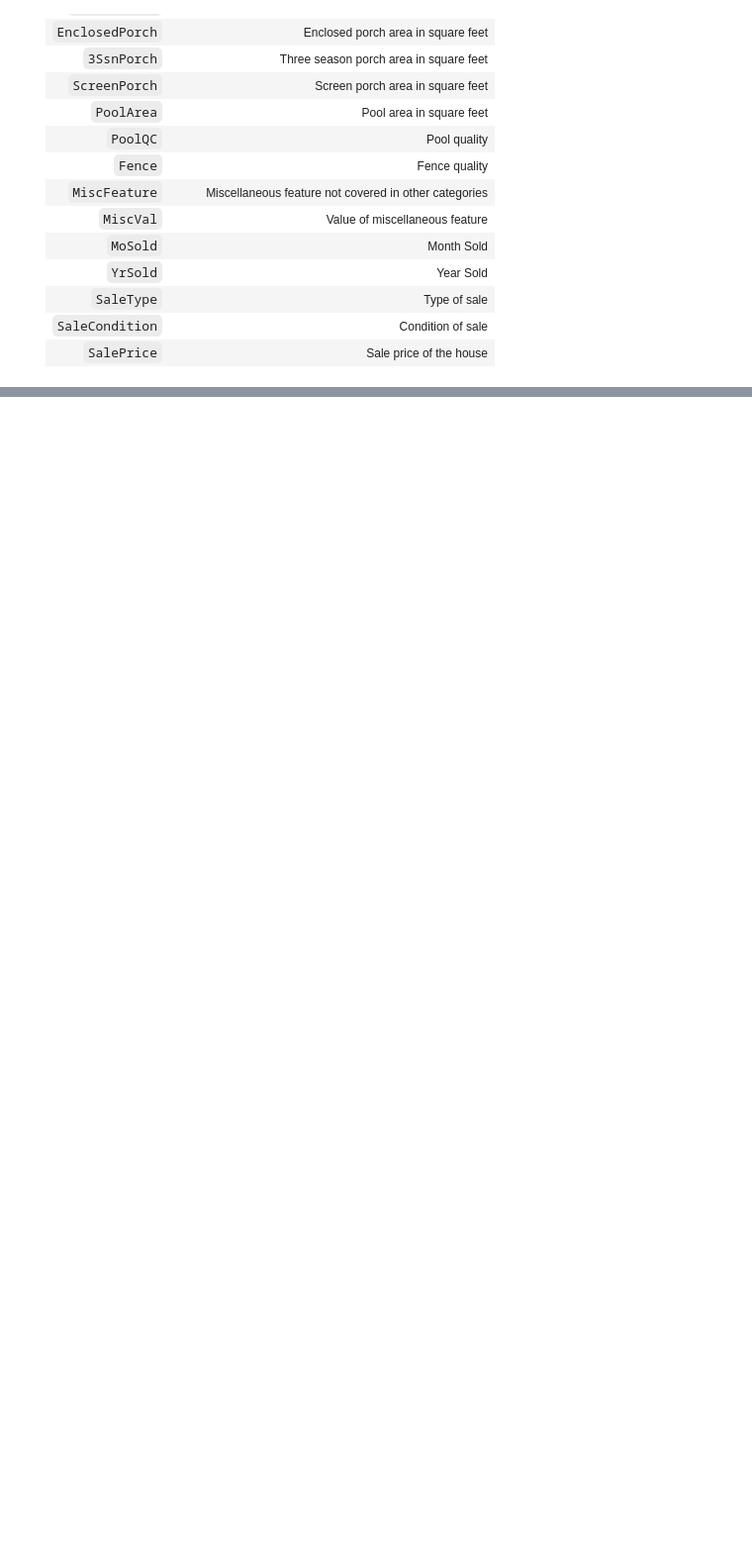
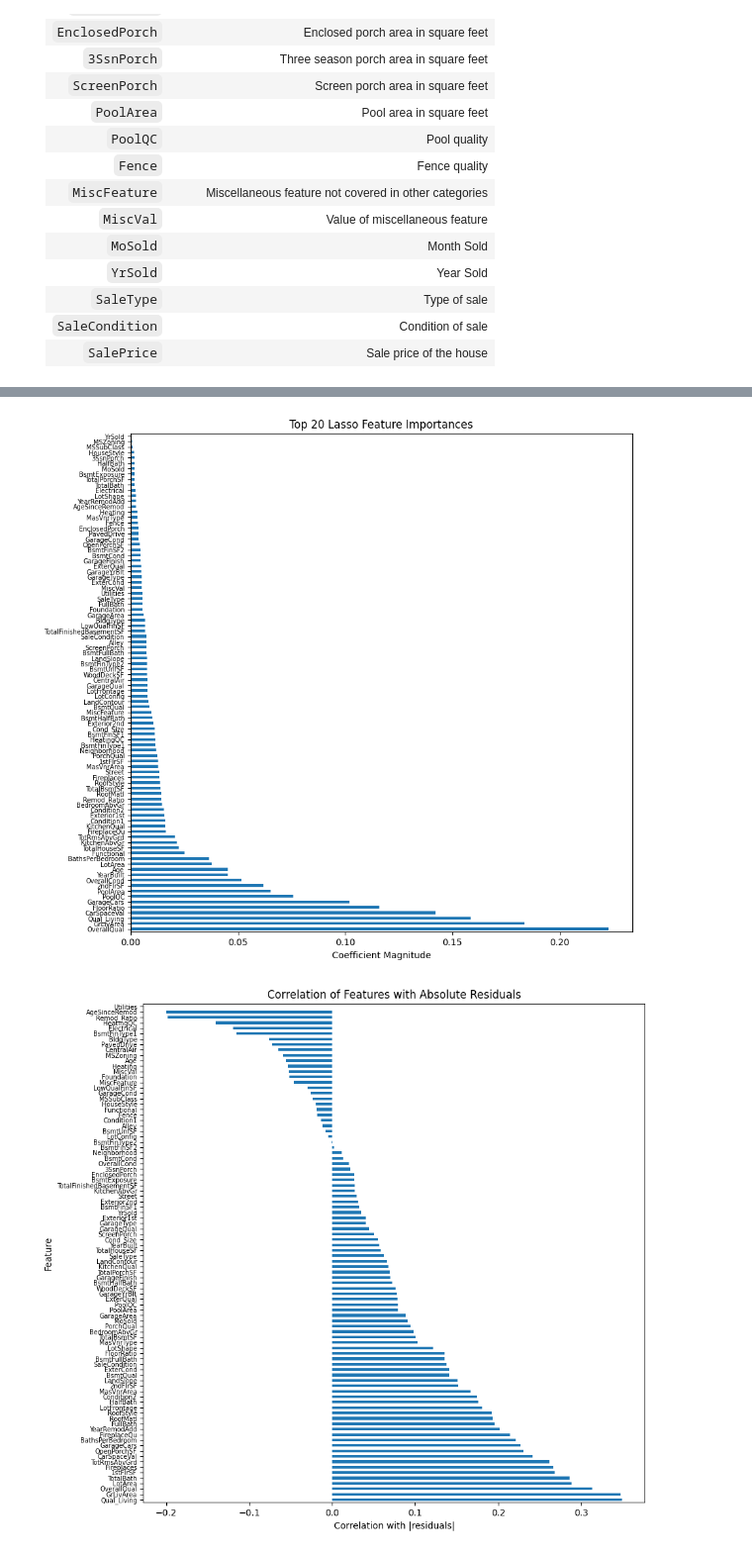
Before and after one commit to FedericoStachurski/kaggle-projects, a Jupyter notebook: house-prices/notebooks/houses-notebook.ipynb, the cells around one changed output, grey strips where cells are left out. Shown at 99% size. Drawn from its saved outputs; the diff is of its cells as text; code cells hidden in the pictures; blank space fills up the shorter version.

```diff
--- a/house-prices/notebooks/houses-notebook.ipynb
+++ b/house-prices/notebooks/houses-notebook.ipynb
@@ -355,0 +403,36 @@ RMSE = 32.203097280057335
+# %%
+import matplotlib.pyplot as plt
+# assuming clf is your trained Lasso
+coef = pd.Series(clf.coef_, index=X.columns)
+top_features = coef.abs().sort_values(ascending=False)
+
+plt.figure(figsize=(10,10))
+top_features.plot(kind="barh")
+plt.xlabel("Coefficient Magnitude")
+plt.yticks(fontsize = 7, rotation = 0)
+plt.title("Top 20 Lasso Feature Importances")
+plt.show()
+
+residuals = y_test_exp - y_pred
+# absolute error
+abs_residuals = np.abs(residuals)
+
+# put back into a dataframe
+res_df = X_test.copy()
+res_df["abs_residuals"] = abs_residuals
+
+# correlate features with residuals
+correlations = res_df.corr()["abs_residuals"].sort_values(ascending=False)
+# exclude the trivial "abs_residuals" correlation with itself (=1)
+corr_plot = correlations.drop("abs_residuals")
+
+plt.figure(figsize=(10,10))
+corr_plot.plot(kind="barh")
+plt.title("Correlation of Features with Absolute Residuals")
+plt.xlabel("Correlation with |residuals|")
+plt.yticks(fontsize = 7, rotation = 0)
+plt.ylabel("Feature")
+plt.show()
+# %% [output]
+[figure, added]
+[figure, added]
```
Also changed, not shown: parts of 23 cells of this notebook.
